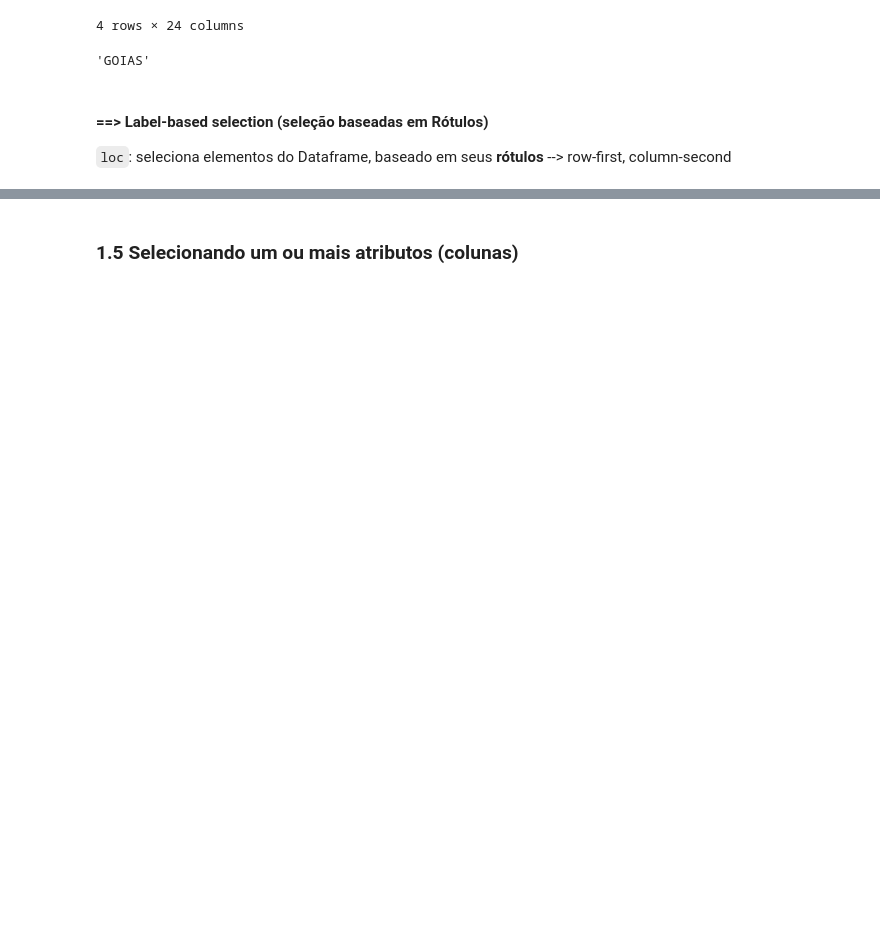
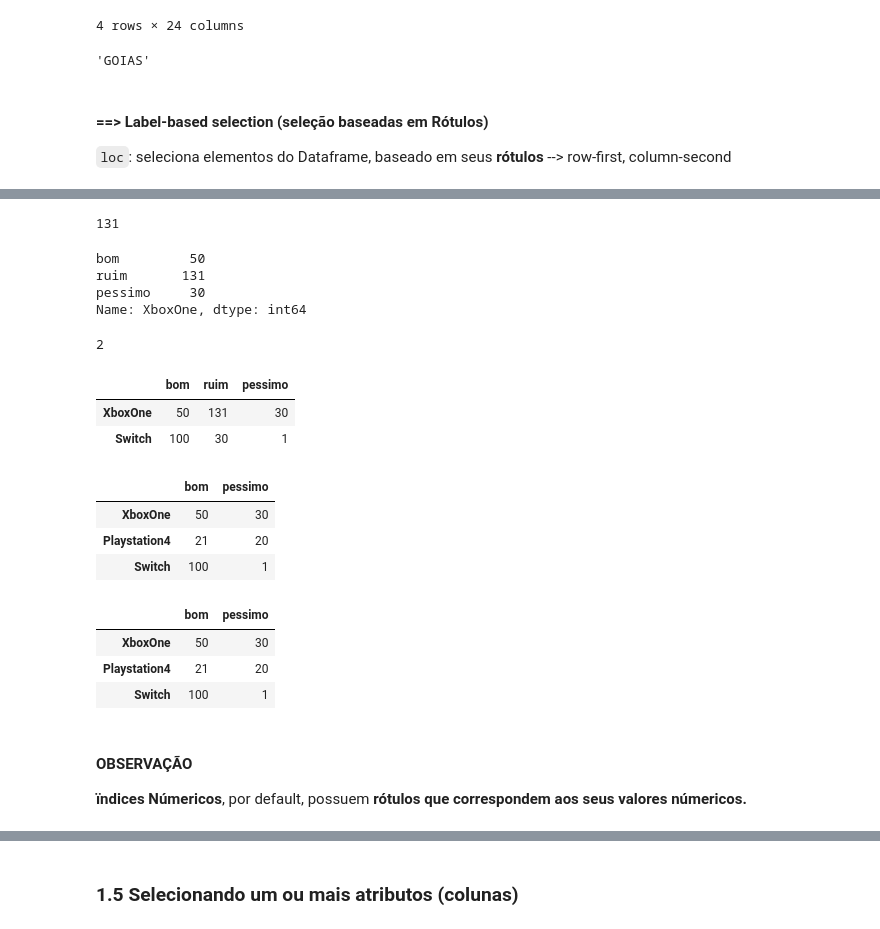
Before and after one commit to rudaaranha/pandas-essencial, a Jupyter notebook: manipulacao_de_dados_codigo_base.ipynb, the cells around one changed output, grey strips where cells are left out. Saved outputs shown, nothing was run; the diff lists cells and outputs as text; code cells hidden in the pictures; blank space fills up the shorter version.

```diff
--- a/manipulacao_de_dados_codigo_base.ipynb
+++ b/manipulacao_de_dados_codigo_base.ipynb
@@ -727,0 +743,13 @@ data.iloc[1, 4]
+# %%
+# Retorna o valor da linha de índice 0 (implícito) e coluna de índice 1 (implícito) ===> usando o iloc
+pesquisa_de_satisfacao.iloc[0, 1] # retorna 131
+# %% [output]
+131
+# %%
+# Retorna a linha cujo o rótulo do índice é 'XboxOne'ArithmeticError
+pesquisa_de_satisfacao.loc['XboxOne'] # Retorna 50, 131, 30
+# %% [output]
+bom         50
+ruim       131
+pessimo     30
+Name: XboxOne, dtype: int64
@@ -727,0 +762,32 @@ data.iloc[1, 4]
+# %%
+# Uso de loc para linha 'Playstation4' e coluna 'ruim'
+pesquisa_de_satisfacao.loc['Playstation4', 'ruim']
+# %% [output]
+2
+# %%
+# Selecionando as linhas de índices rotulados 'XboxOne', 'Switch'
+pesquisa_de_satisfacao.loc[['XboxOne', 'Switch']]
+# %% [output]
+|  | bom | ruim | pessimo |
+| XboxOne | 50 | 131 | 30 |
+| Switch | 100 | 30 | 1 |
+# %%
+# Retorna todas as linhas e apenas as colunas com rótulos 'bom' e 'péssimo'
+pesquisa_de_satisfacao[['bom', 'pessimo']]
+# %% [output]
+|  | bom | pessimo |
+| XboxOne | 50 | 30 |
+| Playstation4 | 21 | 20 |
+| Switch | 100 | 1 |
+# %%
+# Usando loc
+pesquisa_de_satisfacao.loc[:, ['bom', 'pessimo']]
+# %% [output]
+|  | bom | pessimo |
+| XboxOne | 50 | 30 |
+| Playstation4 | 21 | 20 |
+| Switch | 100 | 1 |
+# %% [markdown]
+#### OBSERVAÇÃO
+
+**ïndices Númericos**, por default, possuem **rótulos que correspondem aos seus valores númericos.**
```
Also changed, not shown: parts of 18 cells of this notebook.
